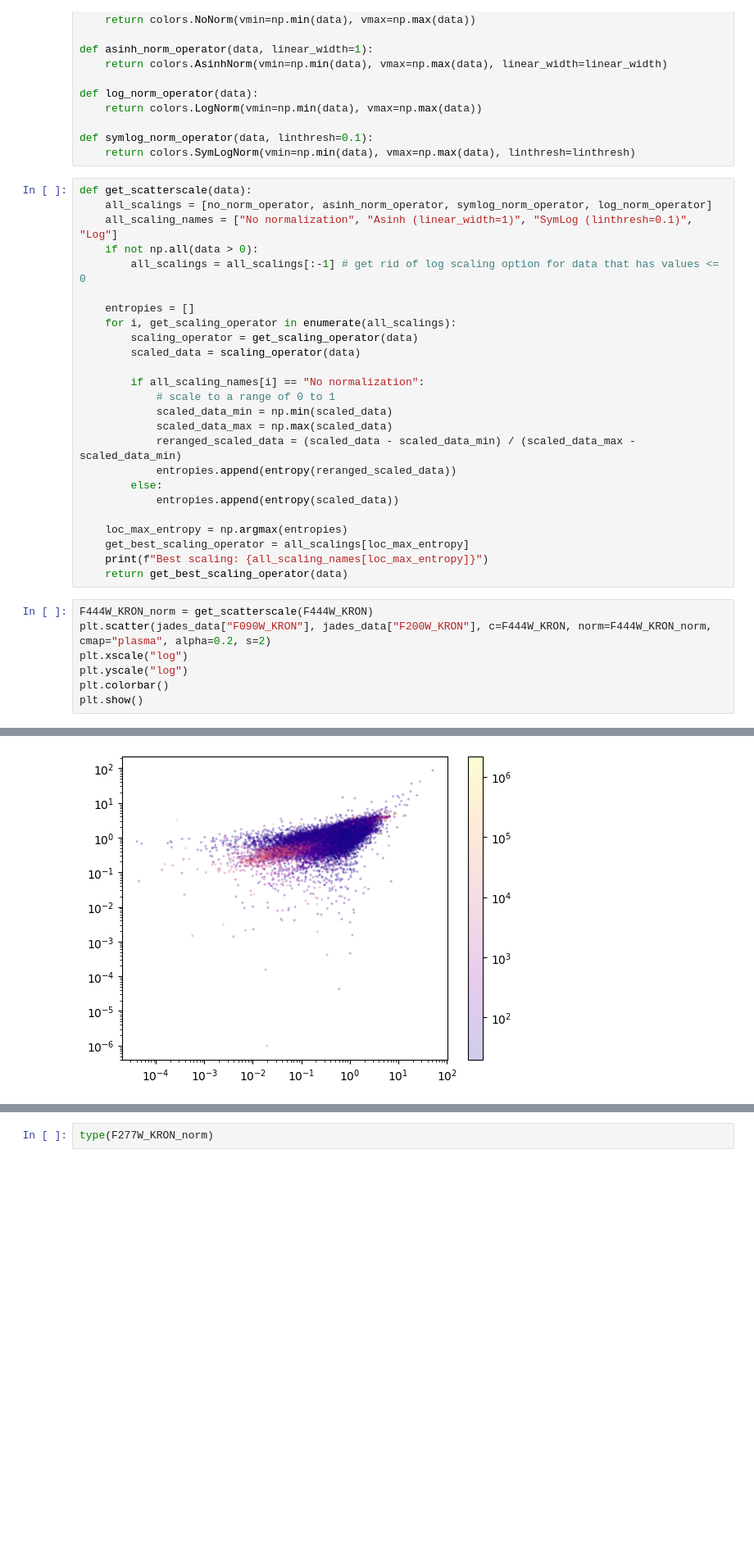
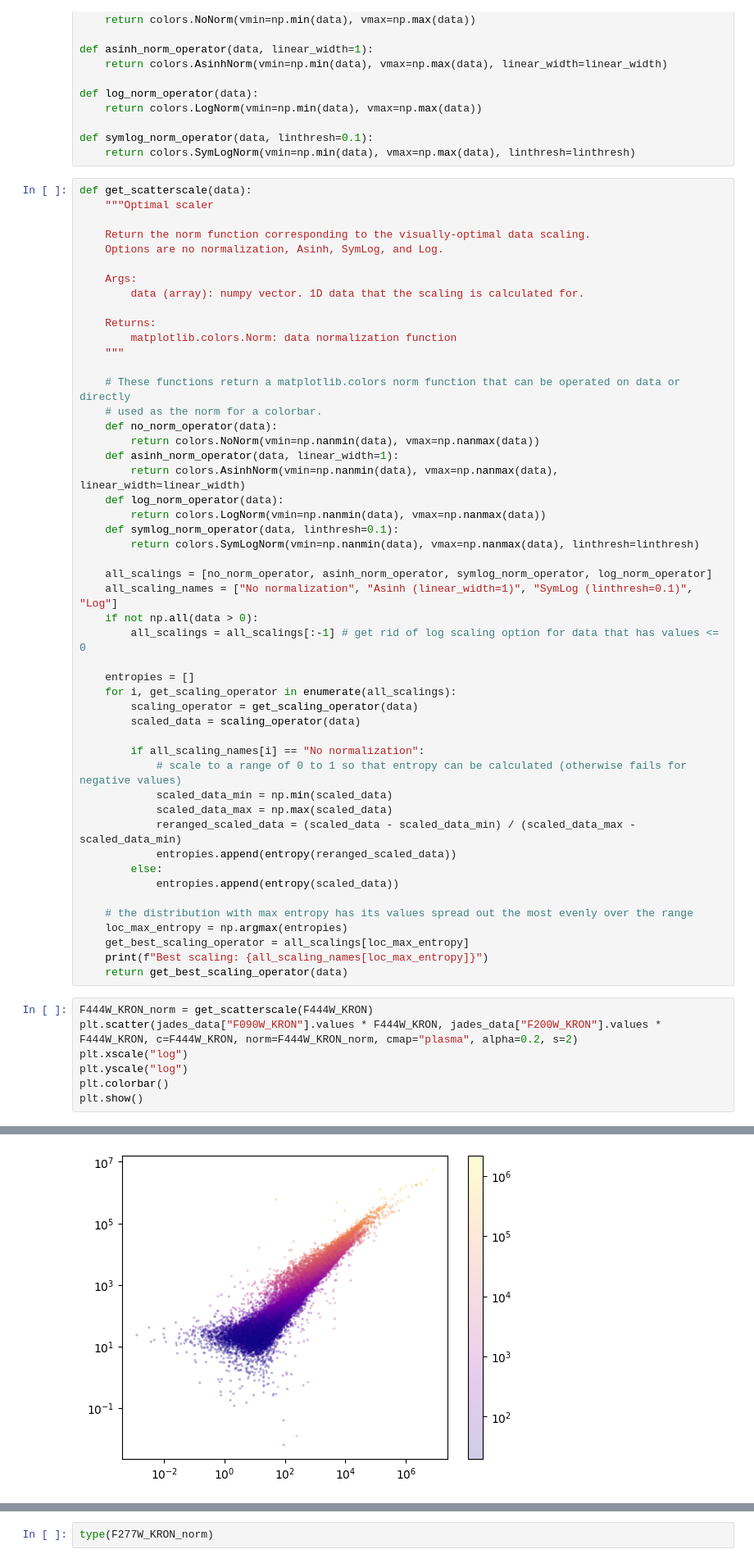
Before and after one commit to juliana-karp/scatterscale, a Jupyter notebook: sandbox.ipynb, the cells around one changed output, grey strips where cells are left out. Shown at 82% size. Saved outputs shown, nothing was run; the diff lists cells and outputs as text; blank space fills up the shorter version.

Commit message:
Tested functionality and fixed issues that arose with outliers and nan handling

```diff
--- a/sandbox.ipynb
+++ b/sandbox.ipynb
@@ -208,6 +208,29 @@ def symlog_norm_operator(data, linthresh=0.1):
     return colors.SymLogNorm(vmin=np.min(data), vmax=np.max(data), linthresh=linthresh)
 # %%
 def get_scatterscale(data):
+    """Optimal scaler
+
+    Return the norm function corresponding to the visually-optimal data scaling.
+    Options are no normalization, Asinh, SymLog, and Log.
+
+    Args:
+        data (array): numpy vector. 1D data that the scaling is calculated for.
+
+    Returns:
+        matplotlib.colors.Norm: data normalization function
+    """
+
+    # These functions return a matplotlib.colors norm function that can be operated on data or directly
+    # used as the norm for a colorbar.
+    def no_norm_operator(data):
+        return colors.NoNorm(vmin=np.nanmin(data), vmax=np.nanmax(data))
+    def asinh_norm_operator(data, linear_width=1):
+        return colors.AsinhNorm(vmin=np.nanmin(data), vmax=np.nanmax(data), linear_width=linear_width)
+    def log_norm_operator(data):
+        return colors.LogNorm(vmin=np.nanmin(data), vmax=np.nanmax(data))
+    def symlog_norm_operator(data, linthresh=0.1):
+        return colors.SymLogNorm(vmin=np.nanmin(data), vmax=np.nanmax(data), linthresh=linthresh)
+
     all_scalings = [no_norm_operator, asinh_norm_operator, symlog_norm_operator, log_norm_operator]
     all_scaling_names = ["No normalization", "Asinh (linear_width=1)", "SymLog (linthresh=0.1)", "Log"]
     if not np.all(data > 0):
@@ -219,7 +242,7 @@ def get_scatterscale(data):
         scaled_data = scaling_operator(data)
 
         if all_scaling_names[i] == "No normalization":
-            # scale to a range of 0 to 1
+            # scale to a range of 0 to 1 so that entropy can be calculated (otherwise fails for negative values)
             scaled_data_min = np.min(scaled_data)
             scaled_data_max = np.max(scaled_data)
             reranged_scaled_data = (scaled_data - scaled_data_min) / (scaled_data_max - scaled_data_min)
@@ -227,20 +250,21 @@ def get_scatterscale(data):
         else:
             entropies.append(entropy(scaled_data))
 
+    # the distribution with max entropy has its values spread out the most evenly over the range
     loc_max_entropy = np.argmax(entropies)
     get_best_scaling_operator = all_scalings[loc_max_entropy]
     print(f"Best scaling: {all_scaling_names[loc_max_entropy]}")
     return get_best_scaling_operator(data)
 # %%
 F444W_KRON_norm = get_scatterscale(F444W_KRON)
-plt.scatter(jades_data["F090W_KRON"], jades_data["F200W_KRON"], c=F444W_KRON, norm=F444W_KRON_norm, cmap="plasma", alpha=0.2, s=2)
+plt.scatter(jades_data["F090W_KRON"].values * F444W_KRON, jades_data["F200W_KRON"].values * F444W_KRON, c=F444W_KRON, norm=F444W_KRON_norm, cmap="plasma", alpha=0.2, s=2)
 plt.xscale("log")
 plt.yscale("log")
 plt.colorbar()
 plt.show()
 # %% [output]
 Best scaling: SymLog (linthresh=0.1)
-[figure, old version]
+[figure, new version]
 # %%
 F277W_KRON_norm = get_scatterscale(F277W_KRON)
 plt.scatter(jades_data["F090W_KRON"], jades_data["F200W_KRON"], c=F277W_KRON, norm=F277W_KRON_norm, cmap="plasma", alpha=0.2, s=2)
```
Also changed, not shown: parts of 10 cells of this notebook, 2 other files.
